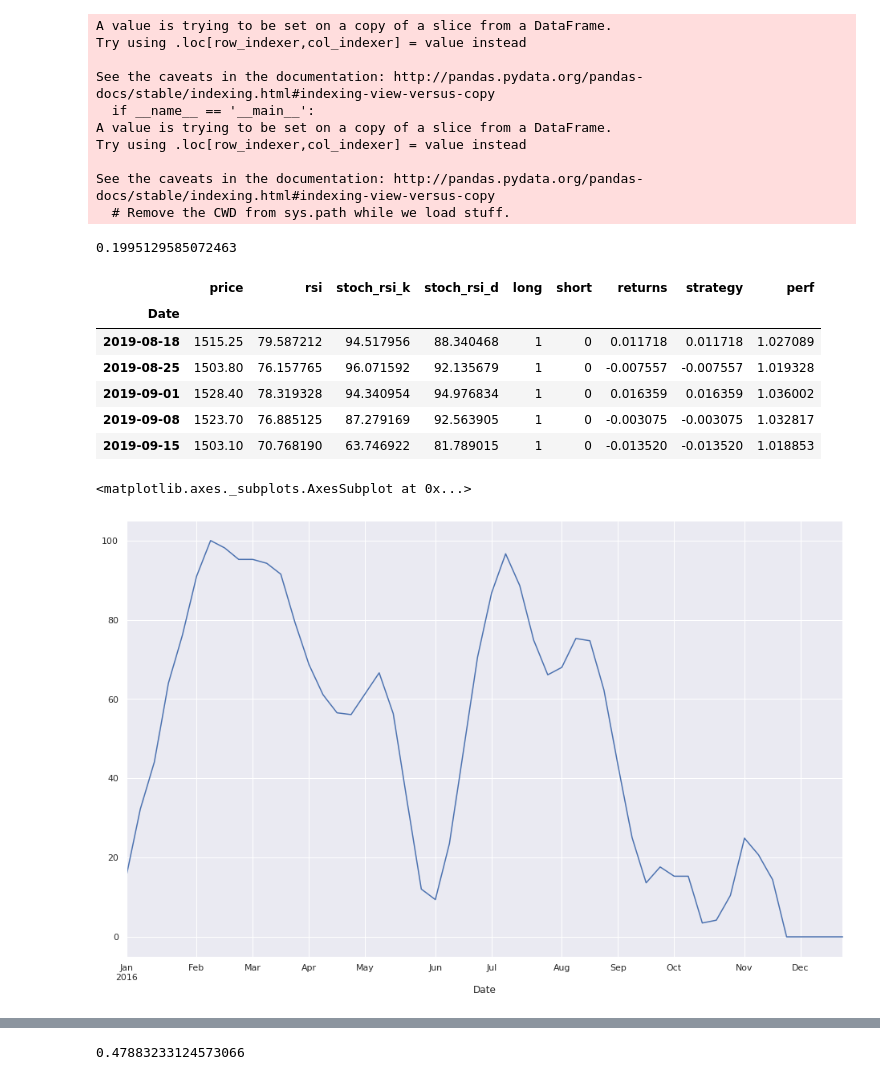
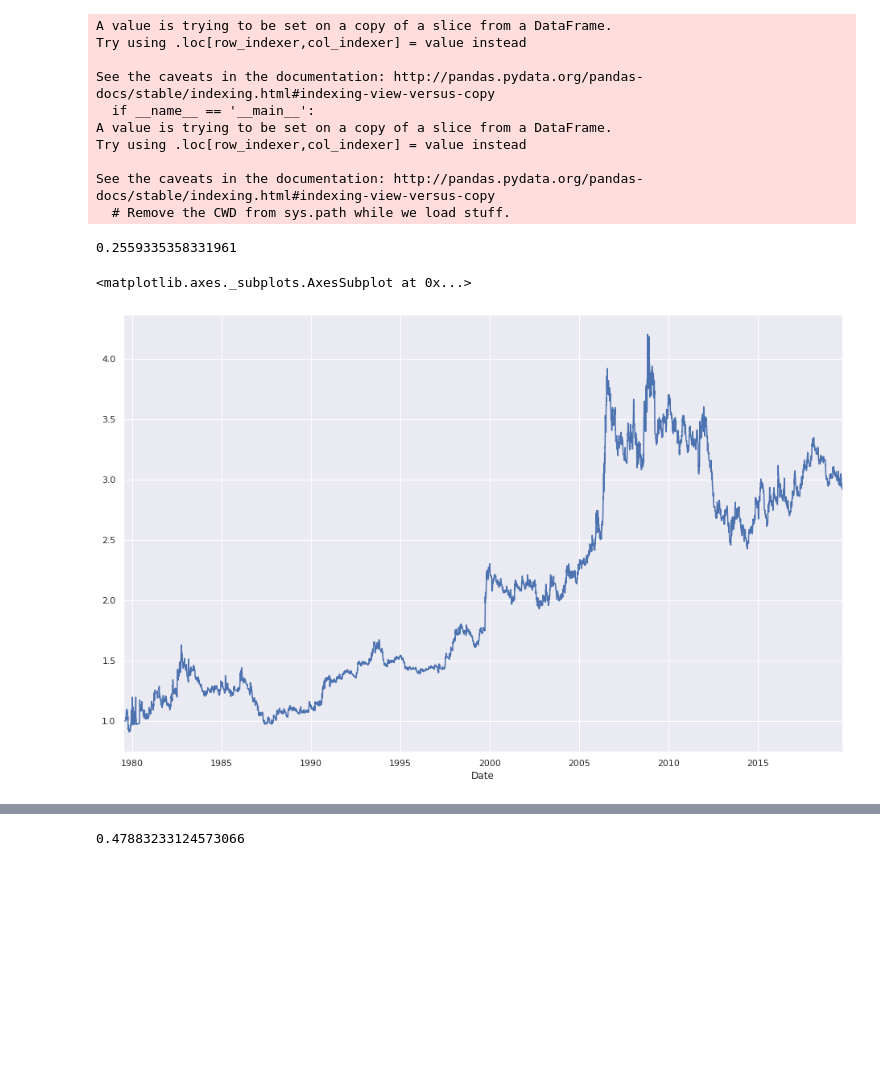
Before and after one commit to jbmoorhouse/gold_returns_predictor, a Jupyter notebook: analysis.ipynb, the cells around one changed output, grey strips where cells are left out. Cells and saved outputs as stored; diff of their text form; code cells hidden in the pictures; blank space fills up the shorter version.

```diff
--- a/analysis.ipynb
+++ b/analysis.ipynb
@@ -503,48 +216,34 @@ Try using .loc[row_indexer,col_indexer] = value instead
 See the caveats in the documentation: http://pandas.pydata.org/pandas-docs/stable/indexing.html#indexing-view-versus-copy
   # Remove the CWD from sys.path while we load stuff.
 # %%
-X = xau_df_dict['wgc_gold_daily_usd'][['price']].resample('W').last()
+X_rsi['rsi'] = talib.RSI(X_rsi['price'].values)
 
-X['rsi'] = talib.RSI(X['price'].values)
+rsi_min = X_rsi['rsi'].rolling(14).min()
+rsi_max = X_rsi['rsi'].rolling(14).max()
 
-rsi_min = X['rsi'].rolling(14).min()
-rsi_max = X['rsi'].rolling(14).max()
+X_rsi['stoch_rsi_k'] = (((X_rsi['rsi'] - rsi_min) / (rsi_max - rsi_min)).rolling(3).mean() * 100)
+X_rsi['stoch_rsi_d'] = X_rsi['stoch_rsi_k'].rolling(3).mean()
 
-X['stoch_rsi_k'] = (((X['rsi'] - rsi_min) / (rsi_max - rsi_min)).rolling(3).mean() * 100)
-X['stoch_rsi_d'] = X['stoch_rsi_k'].rolling(3).mean()
+X_rsi['long'] = (
+    ((X_rsi['stoch_rsi_k'].shift(1) > 20)) | (X_rsi['stoch_rsi_k'].shift(1) > 80)) * 1
 
-X['long'] = (
-    ((X['stoch_rsi_k'].shift(1) > 20) & (X['stoch_rsi_k'].shift(2) < X['stoch_rsi_k'].shift(1))) |
-    (X['stoch_rsi_k'].shift(1) > 80)
-) * 1
-
-X['short'] = (
-    ((X['stoch_rsi_k'].shift(1) < 80) & (X['stoch_rsi_k'].shift(2) > X['stoch_rsi_k']).shift(1)) |
-    (X['stoch_rsi_k'].shift(1) < 20)
+X_rsi['short'] = (
+    (X_rsi['stoch_rsi_k'].shift(1) < 80) |
+    (X_rsi['stoch_rsi_k'].shift(1) < 20)
 ) * -1
 
-X['returns'] = X['price'].pct_change()
+X_rsi['returns'] = X_rsi['price'].pct_change()
 
-X['strategy'] = (X['returns'] * X['long']) + (X['returns'] * X['short'])
+X_rsi['strategy'] = (X_rsi['returns'] * X_rsi['long']) + (X_rsi['returns'] * X_rsi['short'])
 
-X['perf'] = (1 + X['strategy']).cumprod()
+X_rsi['perf'] = (1 + X_rsi['strategy']).cumprod()
 
-print((np.sqrt(252.) * X['strategy'].mean()) / X['strategy'].std())
+print((np.sqrt(252.) * X_rsi['strategy'].mean()) / X_rsi['strategy'].std())
 
-(X['perf'][-1] ** (252/X.index.size)) - 1#
+(X_rsi['perf'][-1] ** (252/X_rsi.index.size)) - 1#
 
-X.tail()
+X_rsi['perf'].plot()
 # %% [output]
-0.1995129585072463
+0.2559335358331961
-|  | price | rsi | stoch_rsi_k | stoch_rsi_d | long | short | returns | strategy | perf |
-| Date |  |  |  |  |  |  |  |  |  |
-| 2019-08-18 | 1515.25 | 79.587212 | 94.517956 | 88.340468 | 1 | 0 | 0.011718 | 0.011718 | 1.027089 |
-| 2019-08-25 | 1503.80 | 76.157765 | 96.071592 | 92.135679 | 1 | 0 | -0.007557 | -0.007557 | 1.019328 |
-| 2019-09-01 | 1528.40 | 78.319328 | 94.340954 | 94.976834 | 1 | 0 | 0.016359 | 0.016359 | 1.036002 |
-| 2019-09-08 | 1523.70 | 76.885125 | 87.279169 | 92.563905 | 1 | 0 | -0.003075 | -0.003075 | 1.032817 |
-| 2019-09-15 | 1503.10 | 70.768190 | 63.746922 | 81.789015 | 1 | 0 | -0.013520 | -0.013520 | 1.018853 |
+<matplotlib.axes._subplots.AxesSubplot at 0x...>
+[figure, added]
-# %%
-X.loc['2016','stoch_rsi_k'].plot()
-# %% [output]
-<matplotlib.axes._subplots.AxesSubplot at 0x...>
-[figure, removed]
```
Also changed, not shown: parts of 6 cells of this notebook, 1 other file.
